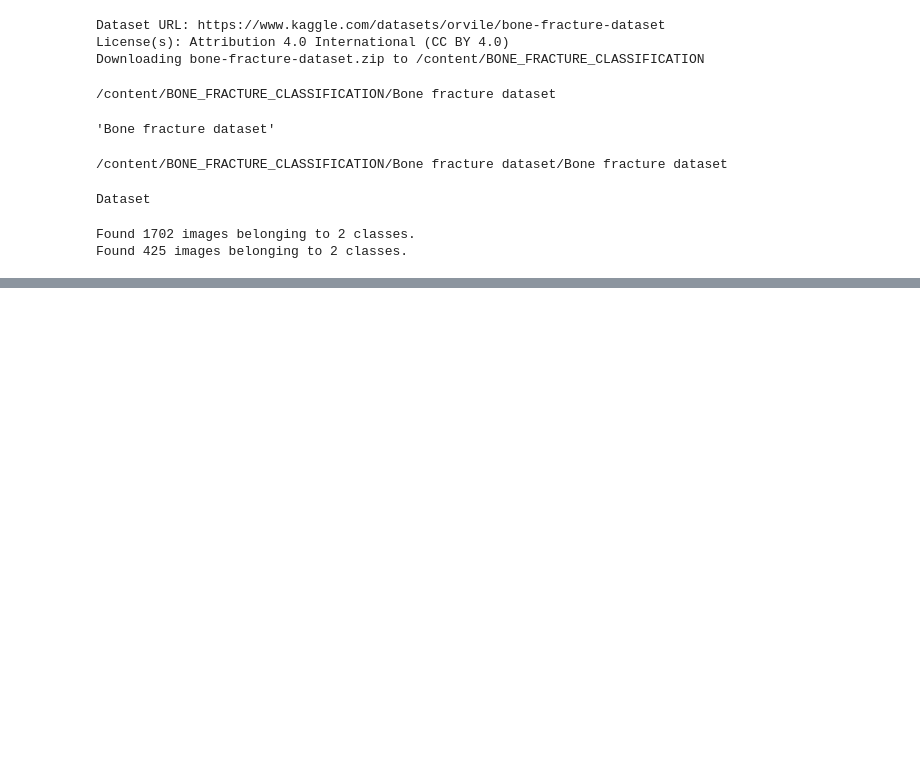
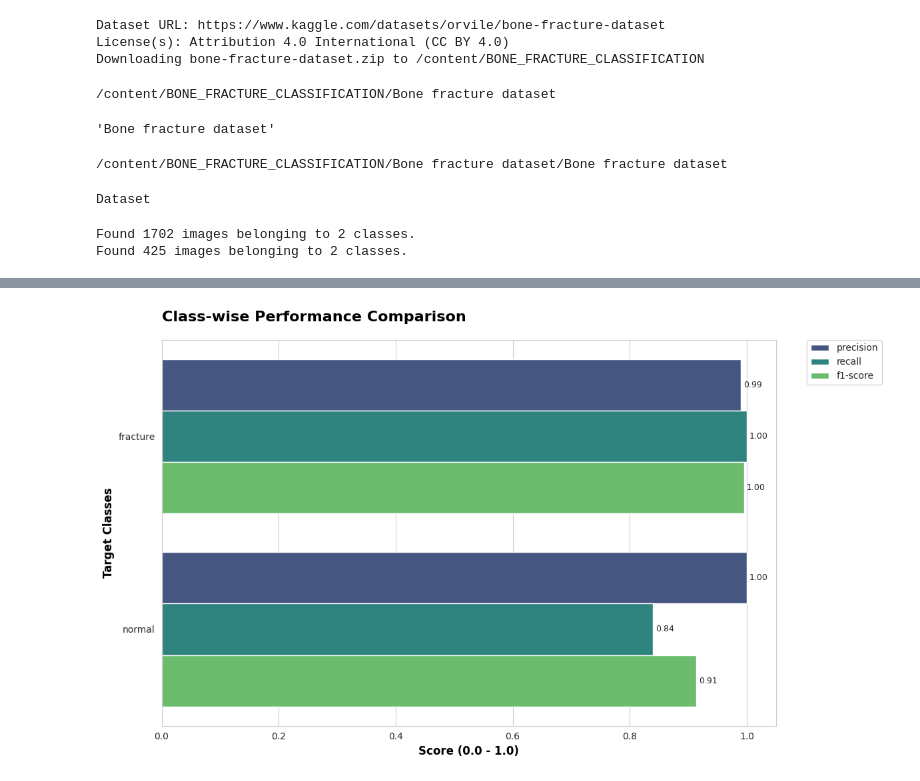
Before and after one commit to niaz1971/BONE_FRACTURE_CLASSIFICATION, a Jupyter notebook: MobileNetV2_architecture.ipynb, the cells around one changed output, grey strips where cells are left out. Saved outputs shown, nothing was run; the diff lists cells and outputs as text; code cells hidden in the pictures; blank space fills up the shorter version.

```diff
--- a/MobileNetV2_architecture.ipynb
+++ b/MobileNetV2_architecture.ipynb
@@ -294,0 +198,39 @@ Found 50 misclassified samples
+# %%
+import pandas as pd
+import seaborn as sns
+import matplotlib.pyplot as plt
+from sklearn.metrics import classification_report
+
+# 1. Generate Report
+report = classification_report(y_true, y_pred_labels,
+                               target_names=val_data.class_indices.keys(),
+                               output_dict=True)
+
+# 2. Prepare Data (Filtering out averages for a cleaner per-class view)
+df_report = pd.DataFrame(report).transpose()
+df_metrics = df_report.iloc[:-3, :3] # Exclude 'accuracy', 'macro avg', 'weighted avg'
+
+# 3. Plotting
+plt.figure(figsize=(12, 7), facecolor='white')
+sns.set_style("whitegrid")
+
+# We "melt" the dataframe to make it compatible with Seaborn barplots
+df_melted = df_metrics.reset_index().melt(id_vars='index')
+df_melted.columns = ['Class', 'Metric', 'Value']
+
+ax = sns.barplot(data=df_melted, x='Value', y='Class', hue='Metric', palette='viridis')
+
+# Styling the Text
+plt.title("Class-wise Performance Comparison", fontsize=16, fontweight='bold', color='black', loc='left', pad=20)
+plt.xlabel("Score (0.0 - 1.0)", fontsize=12, fontweight='bold', color='black')
+plt.ylabel("Target Classes", fontsize=12, fontweight='bold', color='black')
+plt.legend(bbox_to_anchor=(1.05, 1), loc='upper left', borderaxespad=0.)
+
+# Adding value labels on the bars
+for container in ax.containers:
+    ax.bar_label(container, fmt='%.2f', padding=3, fontsize=9)
+
+plt.tight_layout()
+plt.show()
+# %% [output]
+[figure, added]
```
Also changed, not shown: parts of 12 cells of this notebook.
